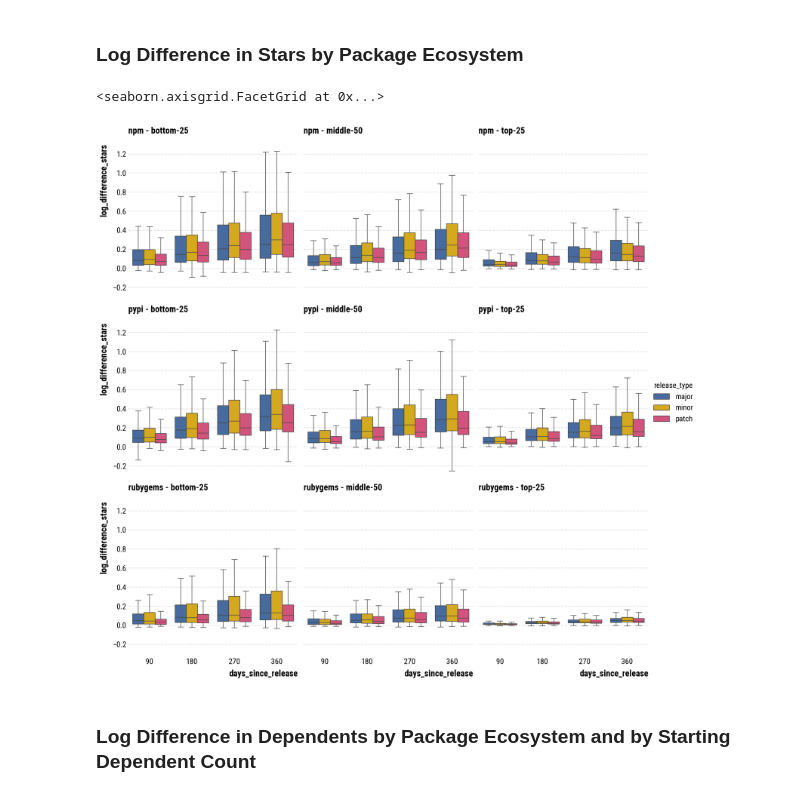
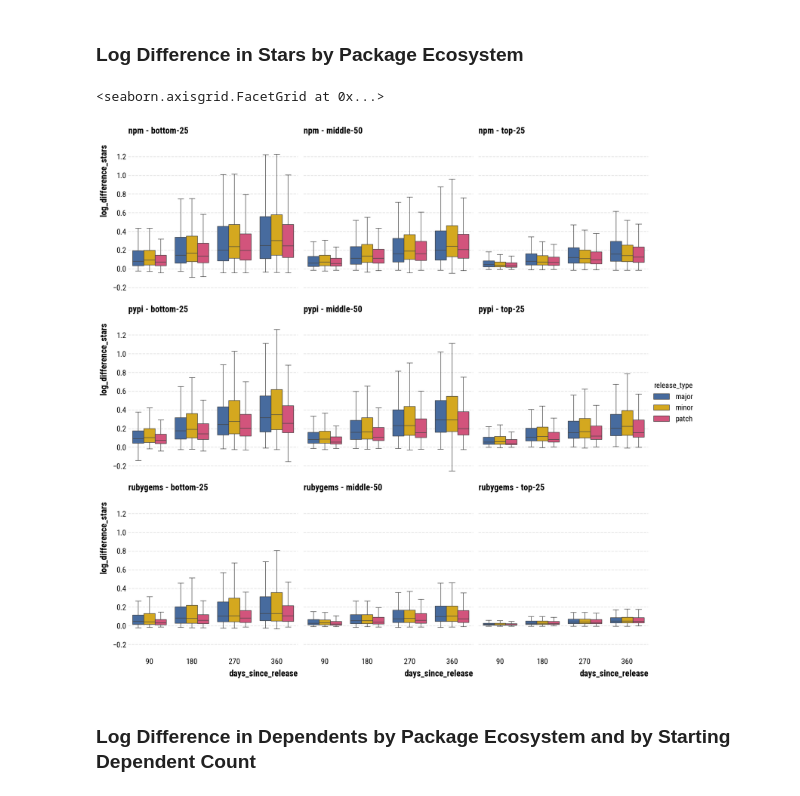
Before and after one commit to evamaxfield/dg-uoi-analysis, a Jupyter notebook: notebooks/pkg-releases-metrics.ipynb, the cells around one changed output. Cells and saved outputs as stored; diff of their text form; code cells hidden in the pictures.

```diff
--- a/notebooks/pkg-releases-metrics.ipynb
+++ b/notebooks/pkg-releases-metrics.ipynb
@@ -283,20 +283,13 @@ log_diff_stars_ecosystem_release_type = (
         pl.col("package_major_version"),
         pl.col("normalized_package_manager"),
         pl.col("release_type"),
-        pl.when(
-            pl.col("num_stars_day_of_release").lt(
-                pl.col("num_stars_day_of_release").quantile(0.25)
-            ),
+        # Quantile bins for num_dependents
+        pl.col("num_stars_day_of_release")
+        .qcut(
+            [0.25, 0.75],
+            labels=["bottom-25", "middle-50", "top-25"],
         )
-        .then(pl.lit("bottom-25"))
-        .when(
-            pl.col("num_stars_day_of_release").is_between(
-                pl.col("num_stars_day_of_release").quantile(0.25),
-                pl.col("num_stars_day_of_release").quantile(0.75),
-            ),
-        )
-        .then(pl.lit("middle-50"))
-        .otherwise(pl.lit("top-25"))
+        .over("normalized_package_manager")
         .alias("num_stars_quantile"),
         *constructed_exprs,
     )
@@ -331,34 +324,34 @@ log_diff_stars_ecosystem_release_type_replaced_zero_ver = (
     log_diff_stars_ecosystem_release_type.select(
         pl.all().exclude("release_type"),
         pl.col("release_type")
         .str.replace("zero-major", "major")
         .str.replace("zero-minor", "minor")
         .alias("release_type"),
     )
 )
 
 # Plot pct growth dependents
 g = sns.catplot(
     data=log_diff_stars_ecosystem_release_type_replaced_zero_ver,
     x="days_since_release",
     y="log_difference_stars",
     hue="release_type",
     hue_order=["major", "minor", "patch"],
     kind="box",
     row="normalized_package_manager",
     row_order=["npm", "pypi", "rubygems"],
     col="num_stars_quantile",
     col_order=["bottom-25", "middle-50", "top-25"],
     showfliers=False,
 )
 
 g.set_titles("{row_name} - {col_name}")
 
 # # Move legend to within plot, in the lower right
 # sns.move_legend(g, "lower right", bbox_to_anchor=(0.85, 0.2))
 # %% [output]
 <seaborn.axisgrid.FacetGrid at 0x...>
-[figure, old version]
+[figure, new version]
 # %% [markdown]
 ### Log Difference in Dependents by Package Ecosystem and by Starting Dependent Count
 # %%
```
Also changed, not shown: parts of 1 cell of this notebook, 1 other file.
